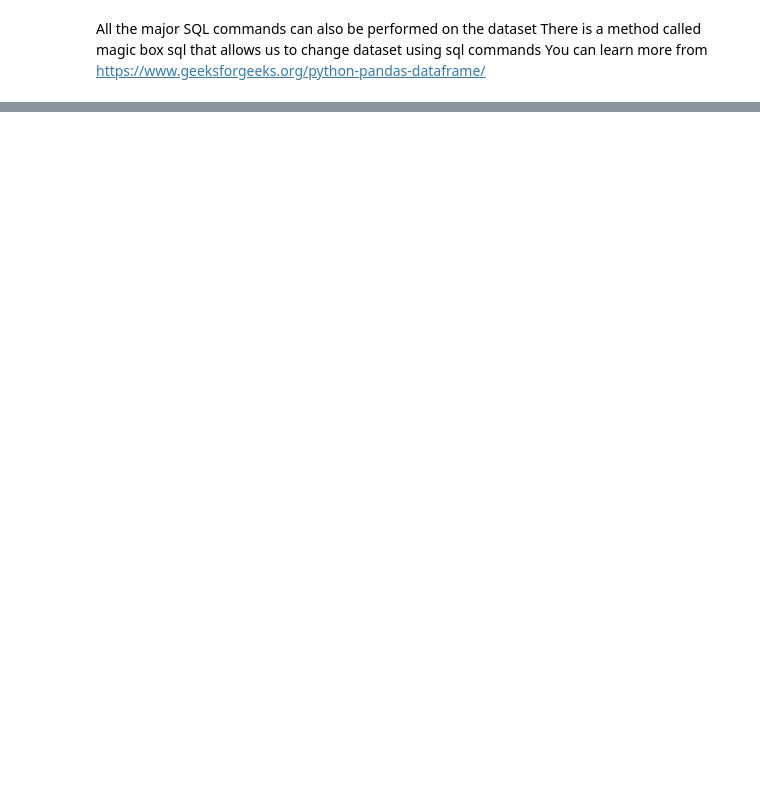
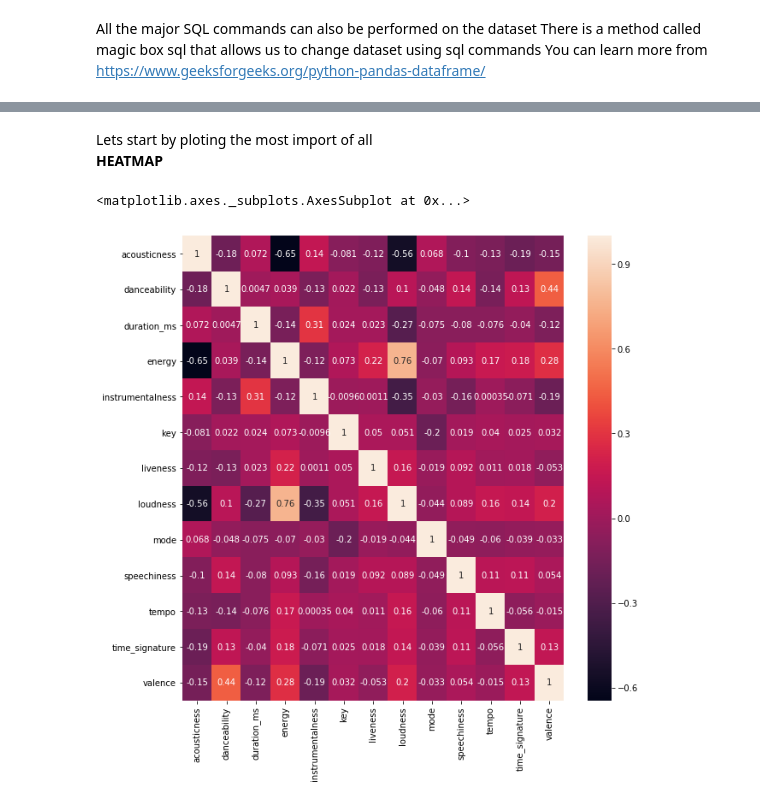
Before and after one commit to kabirnagpal/ML-Track, a Jupyter notebook: week 1.ipynb, the cells around one changed output, grey strips where cells are left out. Drawn from its saved outputs; the diff is of its cells as text; code cells hidden in the pictures; blank space fills up the shorter version.

Commit message:
data visualisation

```diff
--- a/week 1.ipynb
+++ b/week 1.ipynb
@@ -214,0 +219,2 @@ You can learn more from https://www.geeksforgeeks.org/python-pandas-dataframe/
+# %%
+data=data.drop(["song_title","artist","Unnamed: 0","target",],axis=1)
@@ -214,0 +226,2 @@ You can learn more from https://www.geeksforgeeks.org/python-pandas-dataframe/
+# %%
+data = data.dropna(how='any',axis=0)
@@ -214,0 +264,4 @@ You can learn more from https://www.geeksforgeeks.org/python-pandas-dataframe/
+# %%
+df=data
+normalized_df=(df-df.mean())/df.std()
+normalized_df.head()
@@ -214,0 +275,3 @@ You can learn more from https://www.geeksforgeeks.org/python-pandas-dataframe/
+# %%
+normalized_df=(df-df.min())/(df.max()-df.min())
+normalized_df.head()
@@ -214,0 +296,9 @@ You can learn more from https://www.geeksforgeeks.org/python-pandas-dataframe/
+# %% [markdown]
+Lets start by ploting the most import of all
+**HEATMAP**
+# %%
+plt.figure(figsize=(10,10))
+sn.heatmap(normalized_df.corr(),annot=True)
+# %% [output]
+<matplotlib.axes._subplots.AxesSubplot at 0x...>
+[figure, added]
```
Also changed, not shown: parts of 28 cells of this notebook, 1 other file.
